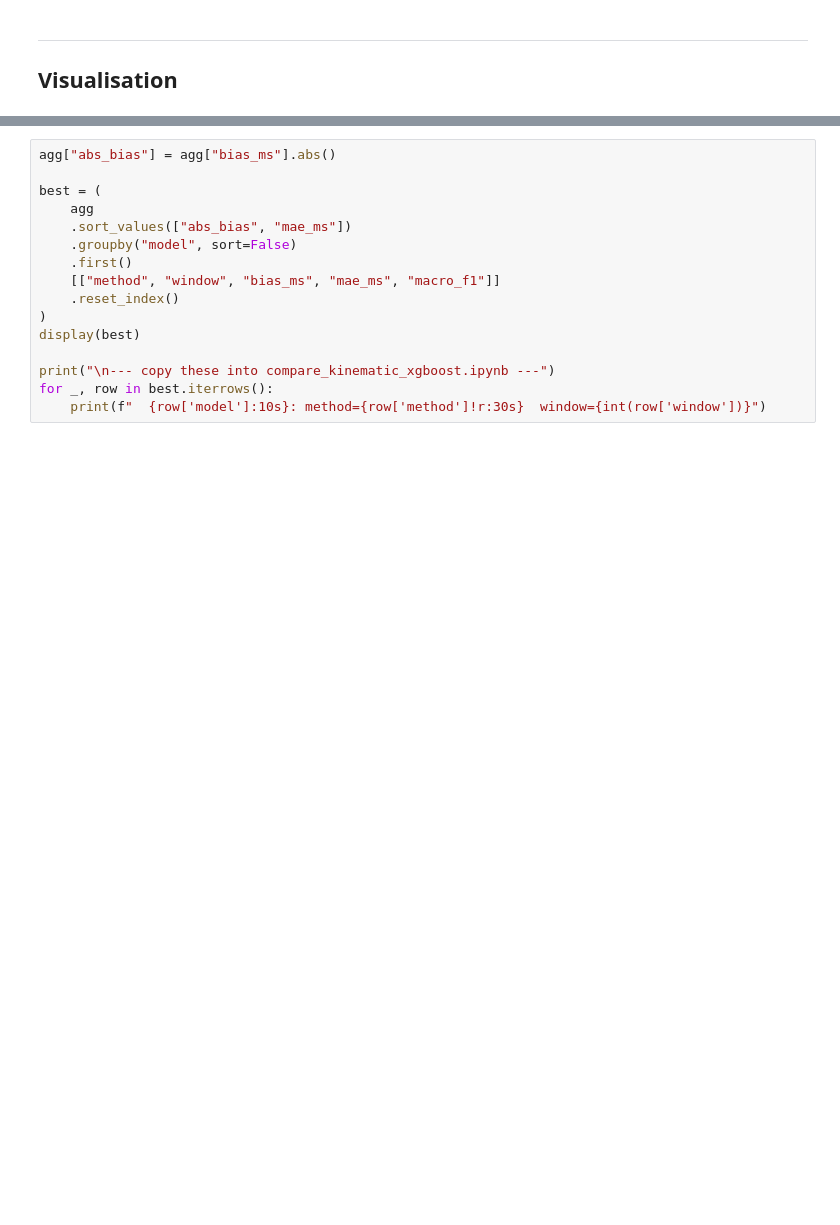
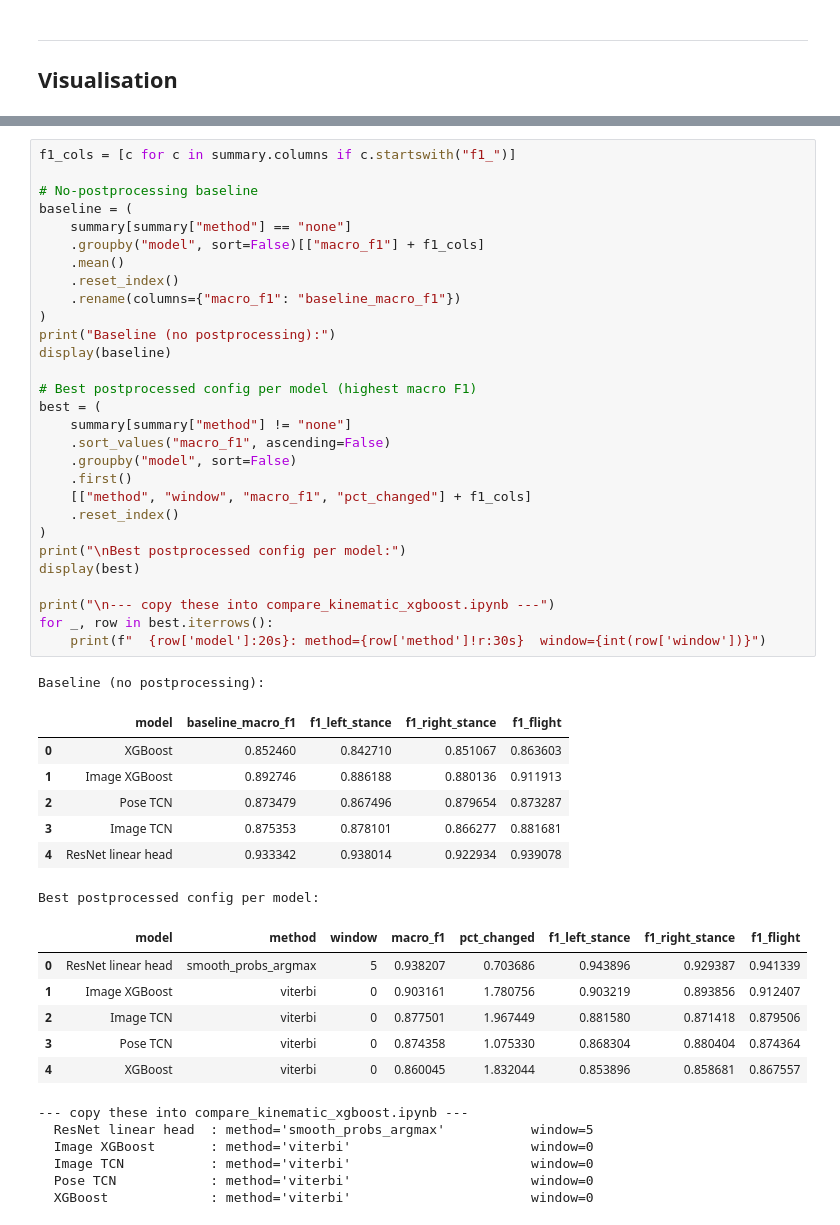
Before and after one commit to mlubneuskaya/running, a Jupyter notebook: notebooks/compare_postprocessing.ipynb, the cells around one changed output, grey strips where cells are left out. Cells and saved outputs as stored; diff of their text form; blank space fills up the shorter version.

```diff
--- a/notebooks/compare_postprocessing.ipynb
+++ b/notebooks/compare_postprocessing.ipynb
@@ -529,16 +741,50 @@ Rank by `|bias_ms|` (proximity to zero) as the primary criterion, then MAE as ti
 # %%
-agg["abs_bias"] = agg["bias_ms"].abs()
+f1_cols = [c for c in summary.columns if c.startswith("f1_")]
 
+# No-postprocessing baseline
+baseline = (
+    summary[summary["method"] == "none"]
+    .groupby("model", sort=False)[["macro_f1"] + f1_cols]
+    .mean()
+    .reset_index()
+    .rename(columns={"macro_f1": "baseline_macro_f1"})
+)
+print("Baseline (no postprocessing):")
+display(baseline)
+
+# Best postprocessed config per model (highest macro F1)
 best = (
-    agg
-    .sort_values(["abs_bias", "mae_ms"])
+    summary[summary["method"] != "none"]
+    .sort_values("macro_f1", ascending=False)
     .groupby("model", sort=False)
     .first()
-    [["method", "window", "bias_ms", "mae_ms", "macro_f1"]]
+    [["method", "window", "macro_f1", "pct_changed"] + f1_cols]
     .reset_index()
 )
+print("\nBest postprocessed config per model:")
 display(best)
 
 print("\n--- copy these into compare_kinematic_xgboost.ipynb ---")
 for _, row in best.iterrows():
-    print(f"  {row['model']:10s}: method={row['method']!r:30s}  window={int(row['window'])}")
+    print(f"  {row['model']:20s}: method={row['method']!r:30s}  window={int(row['window'])}")
+# %% [output]
+Baseline (no postprocessing):
+|  | model | baseline_macro_f1 | f1_left_stance | f1_right_stance | f1_flight |
+| 0 | XGBoost | 0.852460 | 0.842710 | 0.851067 | 0.863603 |
+| 1 | Image XGBoost | 0.892746 | 0.886188 | 0.880136 | 0.911913 |
+| 2 | Pose TCN | 0.873479 | 0.867496 | 0.879654 | 0.873287 |
+| 3 | Image TCN | 0.875353 | 0.878101 | 0.866277 | 0.881681 |
+| 4 | ResNet linear head | 0.933342 | 0.938014 | 0.922934 | 0.939078 |
+Best postprocessed config per model:
+|  | model | method | window | macro_f1 | pct_changed | f1_left_stance | f1_right_stance | f1_flight |
+| 0 | ResNet linear head | smooth_probs_argmax | 5 | 0.938207 | 0.703686 | 0.943896 | 0.929387 | 0.941339 |
+| 1 | Image XGBoost | viterbi | 0 | 0.903161 | 1.780756 | 0.903219 | 0.893856 | 0.912407 |
+| 2 | Image TCN | viterbi | 0 | 0.877501 | 1.967449 | 0.881580 | 0.871418 | 0.879506 |
+| 3 | Pose TCN | viterbi | 0 | 0.874358 | 1.075330 | 0.868304 | 0.880404 | 0.874364 |
+| 4 | XGBoost | viterbi | 0 | 0.860045 | 1.832044 | 0.853896 | 0.858681 | 0.867557 |
+--- copy these into compare_kinematic_xgboost.ipynb ---
+  ResNet linear head  : method='smooth_probs_argmax'           window=5
+  Image XGBoost       : method='viterbi'                       window=0
+  Image TCN           : method='viterbi'                       window=0
+  Pose TCN            : method='viterbi'                       window=0
+  XGBoost             : method='viterbi'                       window=0
```
Also changed, not shown: parts of 23 cells of this notebook, 7 other files.
